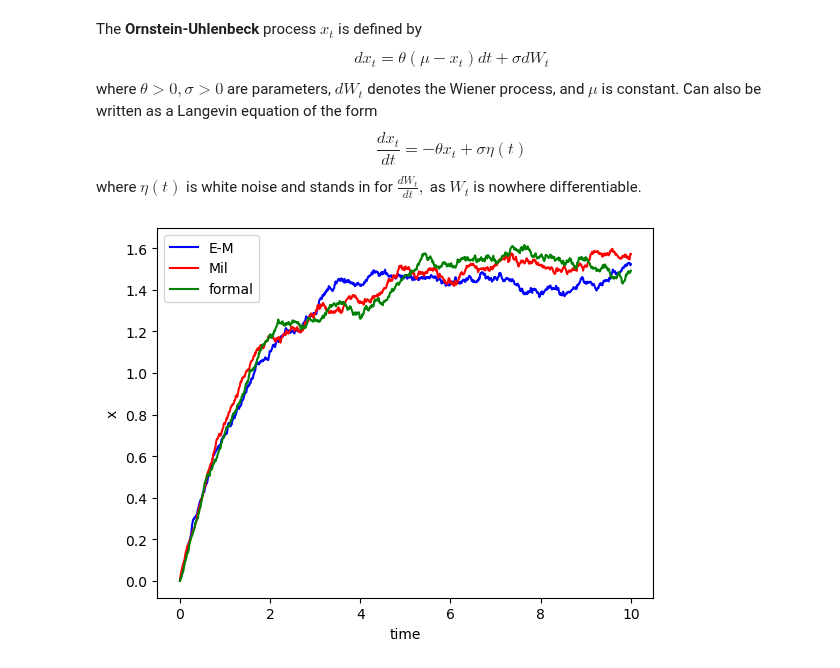
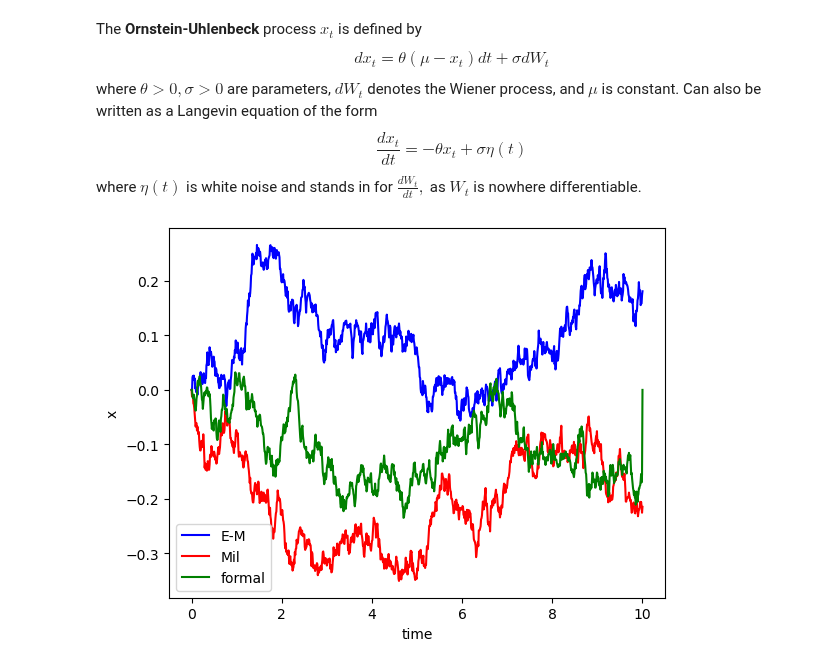
Before and after one commit to abhirao-03/stochastic-resonance, a Jupyter notebook: todd/SDE.ipynb, the cells around one changed output. Cells and saved outputs as stored; diff of their text form; code cells hidden in the pictures.

```diff
--- a/todd/SDE.ipynb
+++ b/todd/SDE.ipynb
@@ -7,96 +9,88 @@ import matplotlib.pyplot as plt
 The **Ornstein-Uhlenbeck** process $x_t$ is defined by $$dx_t=\theta(\mu - x_t)dt+\sigma dW_t$$ where $\theta > 0, \sigma > 0$ are parameters, $dW_t$ denotes the Wiener process, and $\mu$ is constant. Can also be written as a Langevin equation of the form $$\frac{dx_t}{dt}=-\theta x_t + \sigma \eta (t)$$ where $\eta (t)$ is white noise and stands in for $\frac{dW_t}{dt},$ as $W_t$ is nowhere differentiable.
 # %%
 class Model:
-    """Stochastic model constants."""
-    THETA = 0.7
-    MU = 1.5
-    SIGMA = 0.06
+    THETA = 0.15
+    MU = 0
+    SIGMA = 0.1
 
 def mu(y: float, _t: float) -> float:
-    """Implement the Ornstein–Uhlenbeck mu."""
     return Model.THETA * (Model.MU - y)
 
 def sigma(_y: float, _t: float) -> float:
-    """Implement the Ornstein–Uhlenbeck sigma."""
     return Model.SIGMA
 
 def dW(delta_t: float) -> float:
-    """Sample a random number at each call."""
     return np.random.normal(loc=0.0, scale=np.sqrt(delta_t))
 
 def run_simulation_EM():
-    """ Return the result of one full simulation."""
     T_INIT = 0
     T_END = 10
-    N = 1000  # Compute at 1000 grid points
+    N = 1000
     DT = float(T_END - T_INIT) / N
     TS = np.arange(T_INIT, T_END + DT, DT)
-    assert TS.size == N + 1
 
     Y_INIT = 0
-
     ys = np.zeros(TS.size)
     ys[0] = Y_INIT
     for i in range(1, TS.size):
-        t = T_INIT + (i - 1) * DT
+        t = T_INIT + (i - 1) * np.sqrt(DT)
         y = ys[i - 1]
         ys[i] = y + mu(y, t) * DT + sigma(y, t) * dW(DT)
-
     return TS, ys
 
 def run_simulation_formal():
-    """" Return the formal result"""
     T_INIT = 0
     T_END = 10
-    N = 1000  # Compute at 1000 grid points
+    N = 1000
     DT = float(T_END - T_INIT) / N
     TS = np.arange(T_INIT, T_END + DT, DT)
-    assert TS.size == N + 1
+
+    #E-M approx for integral
+    ws = np.zeros(TS.size)
+    for i in range(1, TS.size-1):
+        t = TS[i]
+        ws[i+1]=ws[i]+np.exp(Model.THETA*t)*dW(DT)
 
     Y_INIT = 0
-
     ys = np.zeros(TS.size)
     ys[0] = Y_INIT
-    for i in range(1, TS.size):
-        t = T_INIT + (i - 1) * DT
-        y = ys[i - 1]
-        ys[i] = y + mu(y,t) * DT + sigma(y,t) * dW(DT)
+    for i in range(1, TS.size-1):
+        t = TS[i]
+        ex=np.exp(-Model.THETA * t)
+        ys[i] = (Y_INIT * ex +
+                 Model.MU * (1 - ex) +
+                 Model.SIGMA * ex * ws[i])
+    return TS, ys
 
-    return TS, ys
 def run_simulation_Mil():
-    """ Return the result of one full simulation."""
     T_INIT = 0
     T_END = 10
-    N = 1000  # Compute at 1000 grid points
+    N = 1000
     DT = float(T_END - T_INIT) / N
     TS = np.arange(T_INIT, T_END + DT, DT)
-    assert TS.size == N + 1
 
     Y_INIT = 0
-
     ys = np.zeros(TS.size)
     ys[0] = Y_INIT
     for i in range(1, TS.size):
         t = T_INIT + (i - 1) * DT
         y = ys[i - 1]
         ys[i] = y + mu(y,t) * DT + sigma(y,t) * dW(DT) + sigma(y,t)**2/2 * y * (dW(DT)**2 - DT)
-
     return TS, ys
 
 def plot_simulations(num_sims: int):
-    """ Plot several simulations in one image."""
     for _ in range(num_sims):
         plt.plot(*run_simulation_EM(), color='blue')
         plt.plot(*run_simulation_Mil(), color='red')
         plt.plot(*run_simulation_formal(), color='green')
 
     plt.xlabel("time")
     plt.ylabel("x")
     plt.gca().legend(('E-M','Mil', 'formal'))
     plt.show()
 
 if __name__ == "__main__":
     NUM_SIMS = 1
     plot_simulations(NUM_SIMS)
 # %% [output]
-[figure, old version]
+[figure, new version]
```
Also changed, not shown: parts of 1 cell of this notebook.
